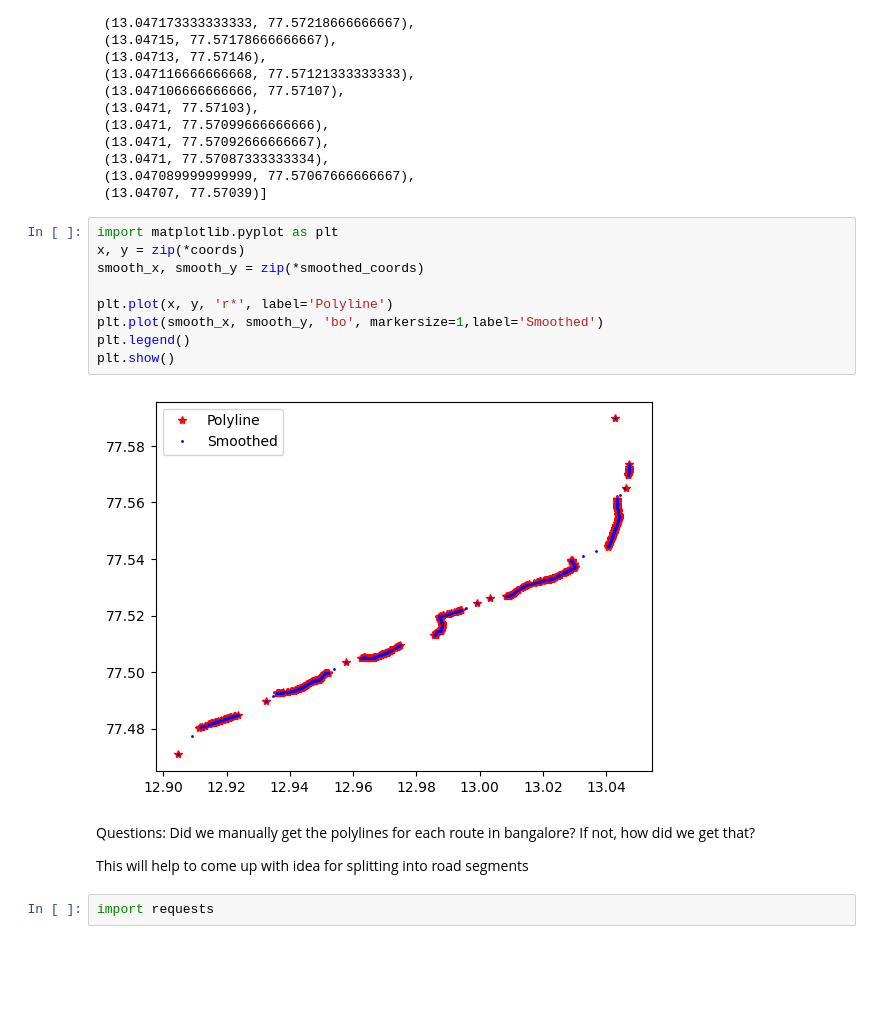
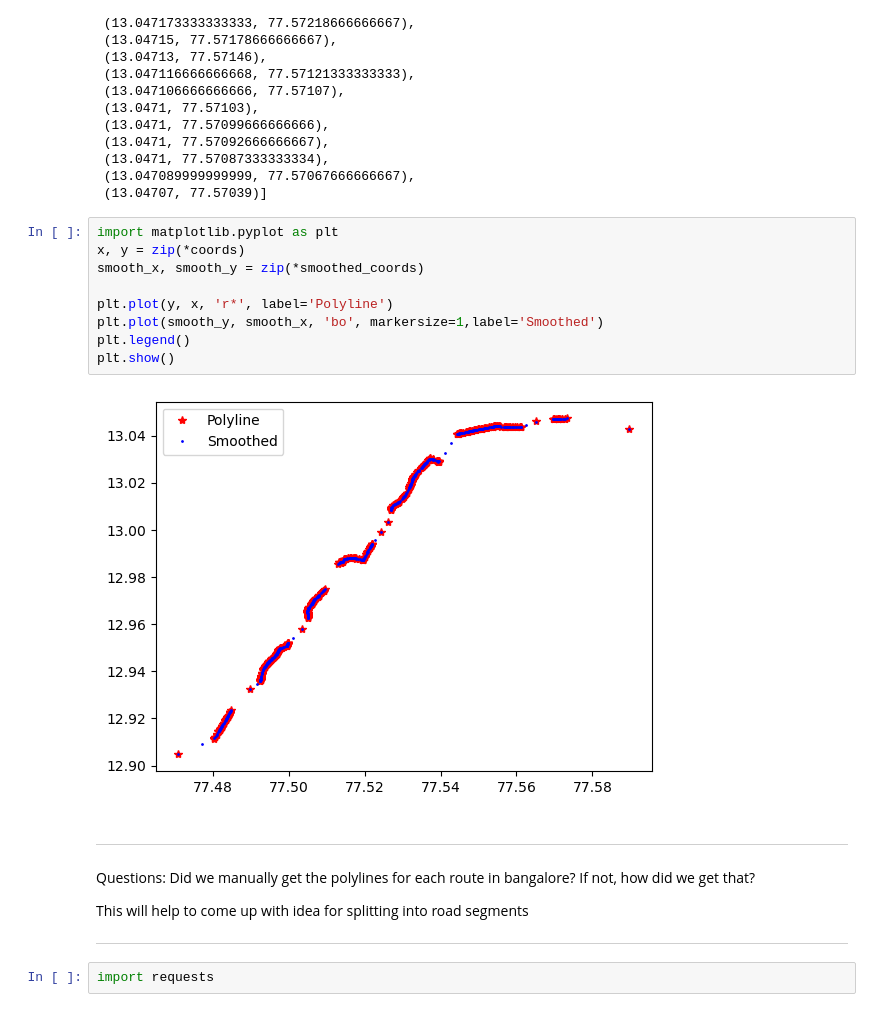
Before and after one commit to raghavcast/ETA-prediction, a Jupyter notebook: Traffic prediction.ipynb, the cells around one changed output. Drawn from its saved outputs; the diff is of its cells as text; blank space fills up the shorter version.

```diff
--- a/Traffic prediction.ipynb
+++ b/Traffic prediction.ipynb
@@ -256,18 +256,22 @@ smoothed_coords[:15]
 # %%
 import matplotlib.pyplot as plt
 x, y = zip(*coords)
 smooth_x, smooth_y = zip(*smoothed_coords)
 
-plt.plot(x, y, 'r*', label='Polyline')
-plt.plot(smooth_x, smooth_y, 'bo', markersize=1,label='Smoothed')
+plt.plot(y, x, 'r*', label='Polyline')
+plt.plot(smooth_y, smooth_x, 'bo', markersize=1,label='Smoothed')
 plt.legend()
 plt.show()
 # %% [output]
-[figure, old version]
+[figure, new version]
 # %% [markdown]
+---
+
 Questions: Did we manually get the polylines for each route in bangalore? If not, how did we get that?
 
 This will help to come up with idea for splitting into road segments
+
+---
 # %%
 import requests
 # %%
```
Also changed, not shown: parts of 45 cells of this notebook.
